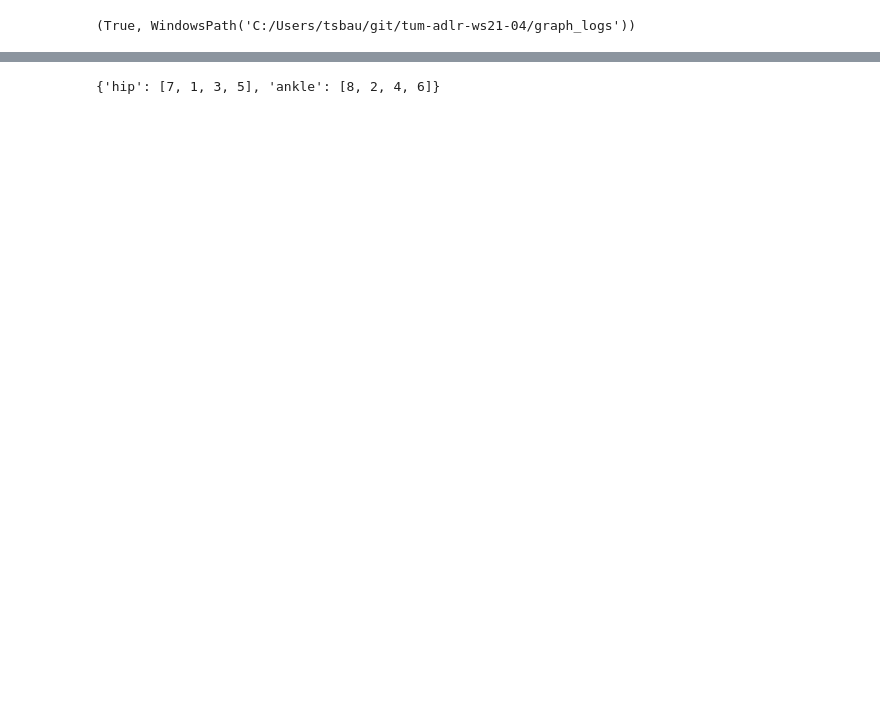
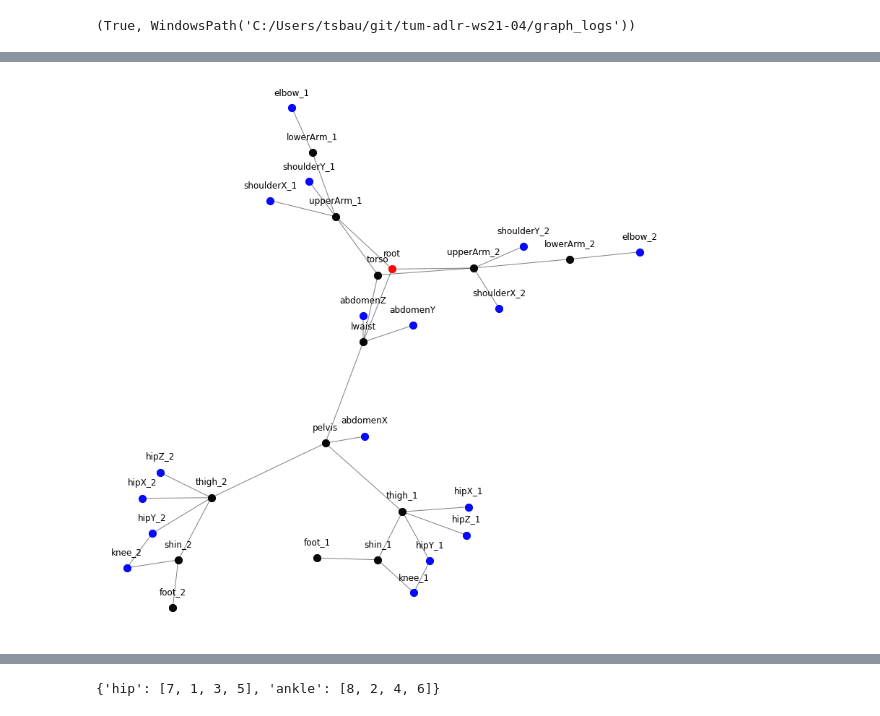
Before and after one commit to HannesStark/gnn-reinforcement-learning, a Jupyter notebook: playground/graph_visualization/robot_graph_visualization.ipynb, the cells around one changed output, grey strips where cells are left out. Cells and saved outputs as stored; diff of their text form; code cells hidden in the pictures; blank space fills up the shorter version.

```diff
--- a/playground/graph_visualization/robot_graph_visualization.ipynb
+++ b/playground/graph_visualization/robot_graph_visualization.ipynb
@@ -29,0 +109,4 @@ dict_keys(['tree', 'relation_matrix', 'node_type_dict', 'output_type_dict', 'inp
+# %%
+Humanoid_log = visualize_task_graph("Humanoid-v1", figsize=(14,14))
+# %% [output]
+[figure, added]
```
Also changed, not shown: parts of 18 cells of this notebook, 2 other files.
